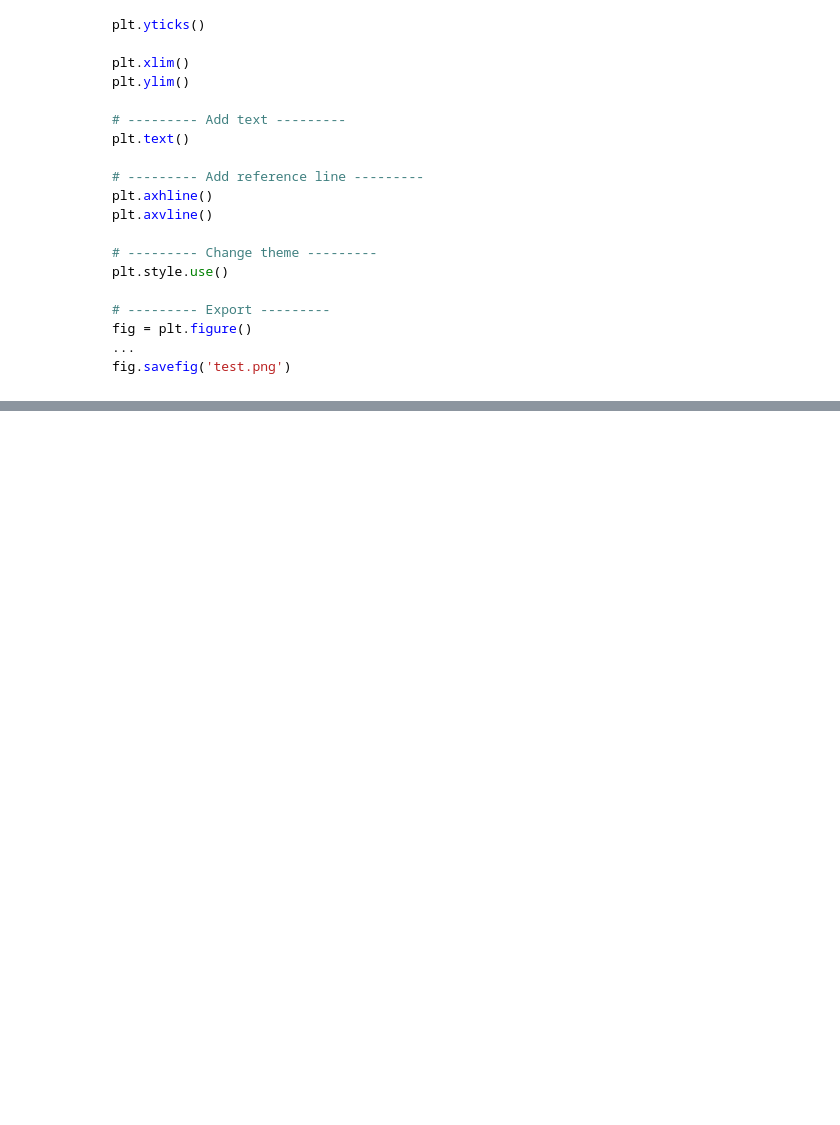
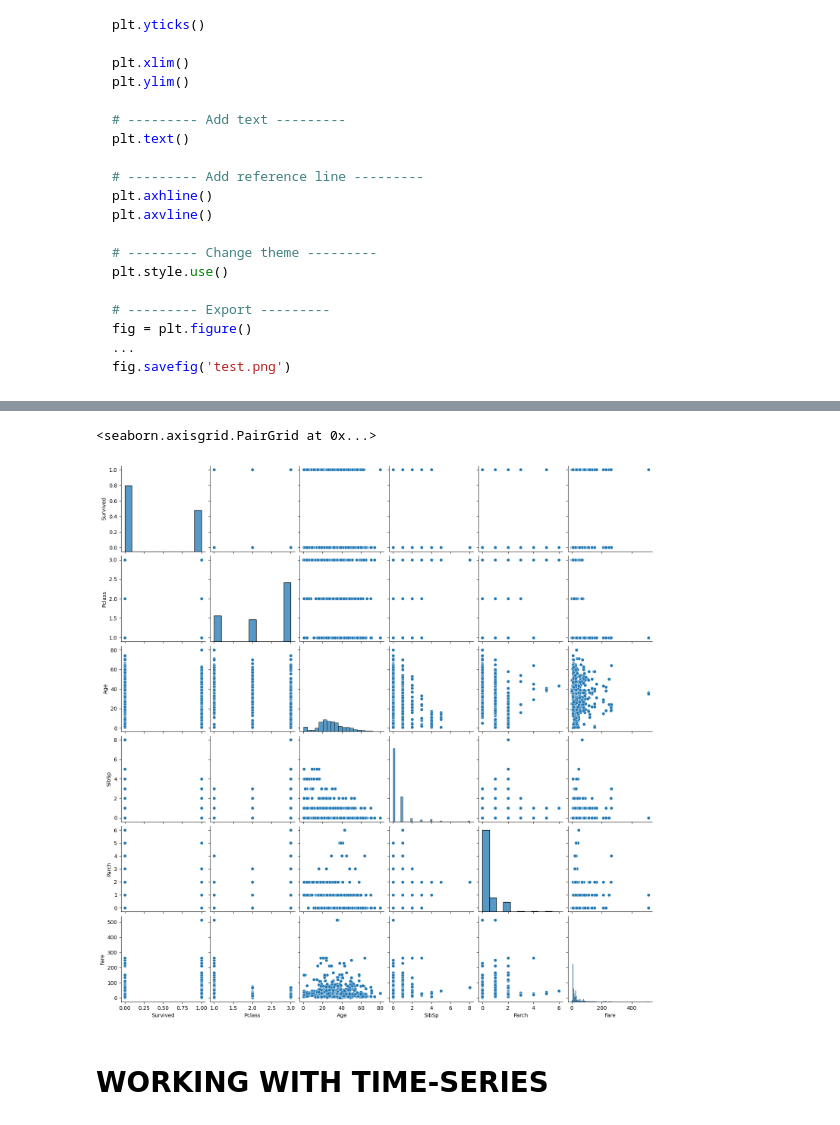
Before and after one commit to erynnguyen/python101, a Jupyter notebook: visualize_data.ipynb, the cells around one changed output, grey strips where cells are left out. Cells and saved outputs as stored; diff of their text form; code cells hidden in the pictures; blank space fills up the shorter version.

```diff
--- a/visualize_data.ipynb
+++ b/visualize_data.ipynb
@@ -683,0 +731,7 @@ fig.savefig('test.png')
+# %%
+sns.pairplot(data=num)
+# %% [output]
+<seaborn.axisgrid.PairGrid at 0x...>
+[figure, added]
+# %% [markdown]
+# WORKING WITH TIME-SERIES
```
Also changed, not shown: parts of 7 cells of this notebook, 3 other files.
